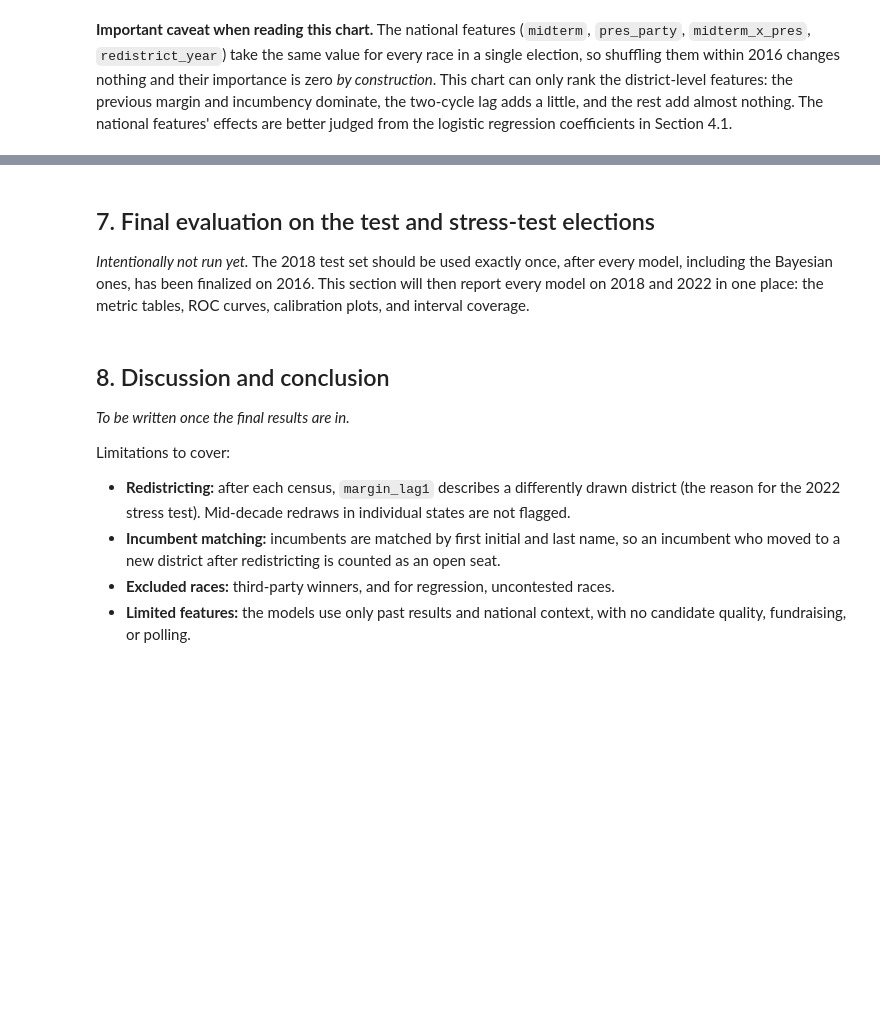
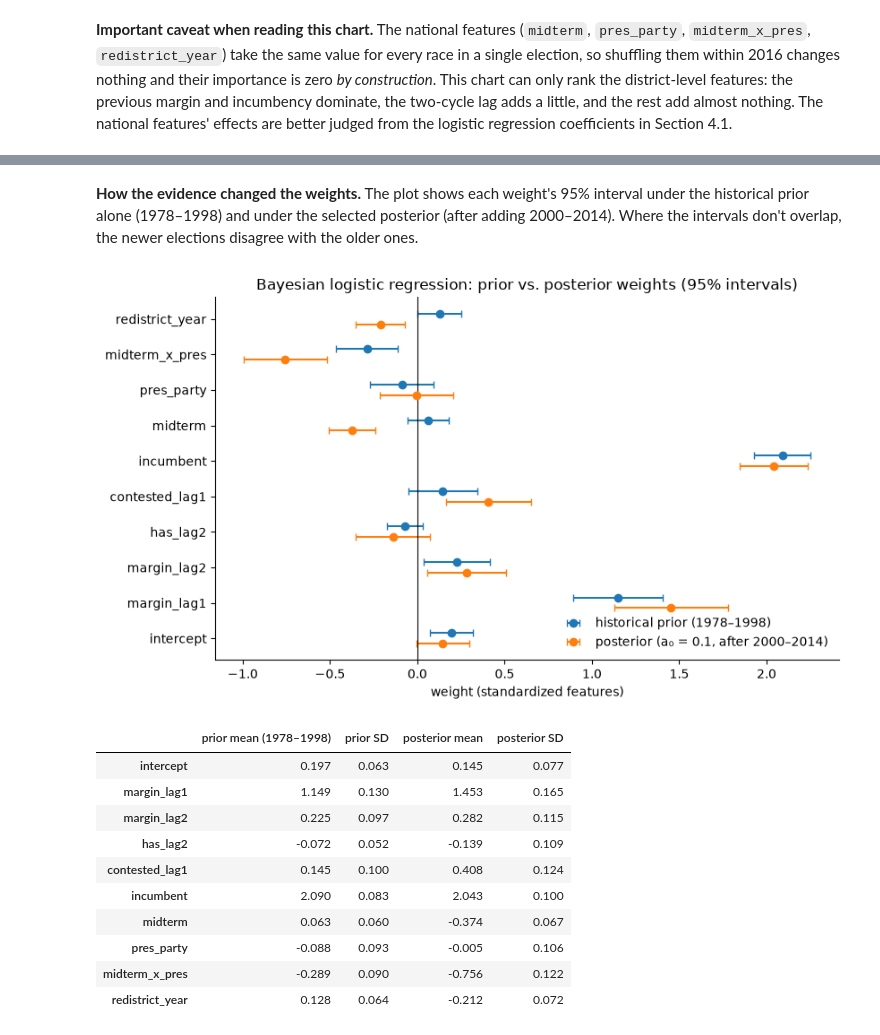
Before and after one commit to f008g9c/cosc274-house-elections, a Jupyter notebook: notebooks/02_models.ipynb, the cells around one changed output, grey strips where cells are left out. Drawn from its saved outputs; the diff is of its cells as text; code cells hidden in the pictures; blank space fills up the shorter version.

```diff
--- a/notebooks/02_models.ipynb
+++ b/notebooks/02_models.ipynb
@@ -465,14 +733,37 @@ The comparison focuses on calibration (log loss, calibration error, interval cov
 # %% [markdown]
-## 7. Final evaluation on the test and stress-test elections
-
-*Intentionally not run yet.* The 2018 test set should be used exactly once, after every model, including the Bayesian ones, has been finalized on 2016. This section will then report every model on 2018 and 2022 in one place: the metric tables, ROC curves, calibration plots, and interval coverage.
+**How the evidence changed the weights.** The plot shows each weight's 95% interval under the historical prior alone (1978–1998) and under the selected posterior (after adding 2000–2014). Where the intervals don't overlap, the newer elections disagree with the older ones.
-# %% [markdown]
-## 8. Discussion and conclusion
-
-*To be written once the final results are in.*
-
-Limitations to cover:
-- **Redistricting:** after each census, `margin_lag1` describes a differently drawn district (the reason for the 2022 stress test). Mid-decade redraws in individual states are not flagged.
-- **Incumbent matching:** incumbents are matched by first initial and last name, so an incumbent who moved to a new district after redistricting is counted as an open seat.
-- **Excluded races:** third-party winners, and for regression, uncontested races.
-- **Limited features:** the models use only past results and national context, with no candidate quality, fundraising, or polling.
+# %%
+w_best, cov_best = bayes_clf[best_a0_clf]
+compare = pd.DataFrame({
+    "prior mean (1978–1998)": w_hist, "prior SD": np.sqrt(np.diag(cov_hist)),
+    "posterior mean": w_best,        "posterior SD": np.sqrt(np.diag(cov_best)),
+}, index=PARAMS)
+
+fig, ax = plt.subplots(figsize=(8.5, 5))
+ypos = np.arange(len(PARAMS))
+ax.errorbar(compare["prior mean (1978–1998)"], ypos + 0.15, xerr=1.96 * compare["prior SD"],
+            fmt="o", capsize=3, label="historical prior (1978–1998)")
+ax.errorbar(compare["posterior mean"], ypos - 0.15, xerr=1.96 * compare["posterior SD"],
+            fmt="o", capsize=3, label=f"posterior (a₀ = {best_a0_clf:g}, after 2000–2014)")
+ax.axvline(0, color="black", linewidth=0.8)
+ax.set_yticks(ypos, PARAMS)
+ax.set(title="Bayesian logistic regression: prior vs. posterior weights (95% intervals)",
+       xlabel="weight (standardized features)")
+ax.legend(frameon=False, loc="lower right")
+fig.tight_layout(); fig.savefig(FIGS / "bayes_clf_prior_vs_posterior.png", dpi=150)
+plt.show()
+
+compare
+# %% [output]
+[figure, added]
+|  | prior mean (1978–1998) | prior SD | posterior mean | posterior SD |
+| intercept | 0.197 | 0.063 | 0.145 | 0.077 |
+| margin_lag1 | 1.149 | 0.130 | 1.453 | 0.165 |
+| margin_lag2 | 0.225 | 0.097 | 0.282 | 0.115 |
+| has_lag2 | -0.072 | 0.052 | -0.139 | 0.109 |
+| contested_lag1 | 0.145 | 0.100 | 0.408 | 0.124 |
+| incumbent | 2.090 | 0.083 | 2.043 | 0.100 |
+| midterm | 0.063 | 0.060 | -0.374 | 0.067 |
+| pres_party | -0.088 | 0.093 | -0.005 | 0.106 |
+| midterm_x_pres | -0.289 | 0.090 | -0.756 | 0.122 |
+| redistrict_year | 0.128 | 0.064 | -0.212 | 0.072 |
```
Also changed, not shown: parts of 71 cells of this notebook, 4 other files.
